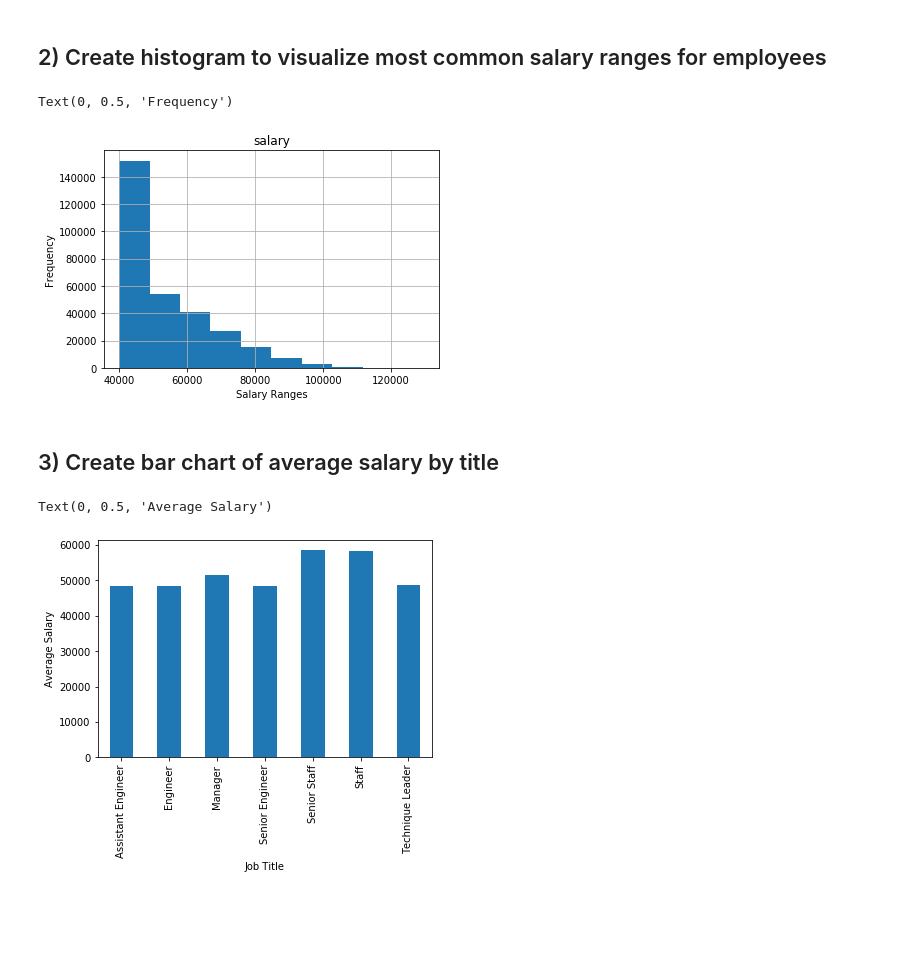
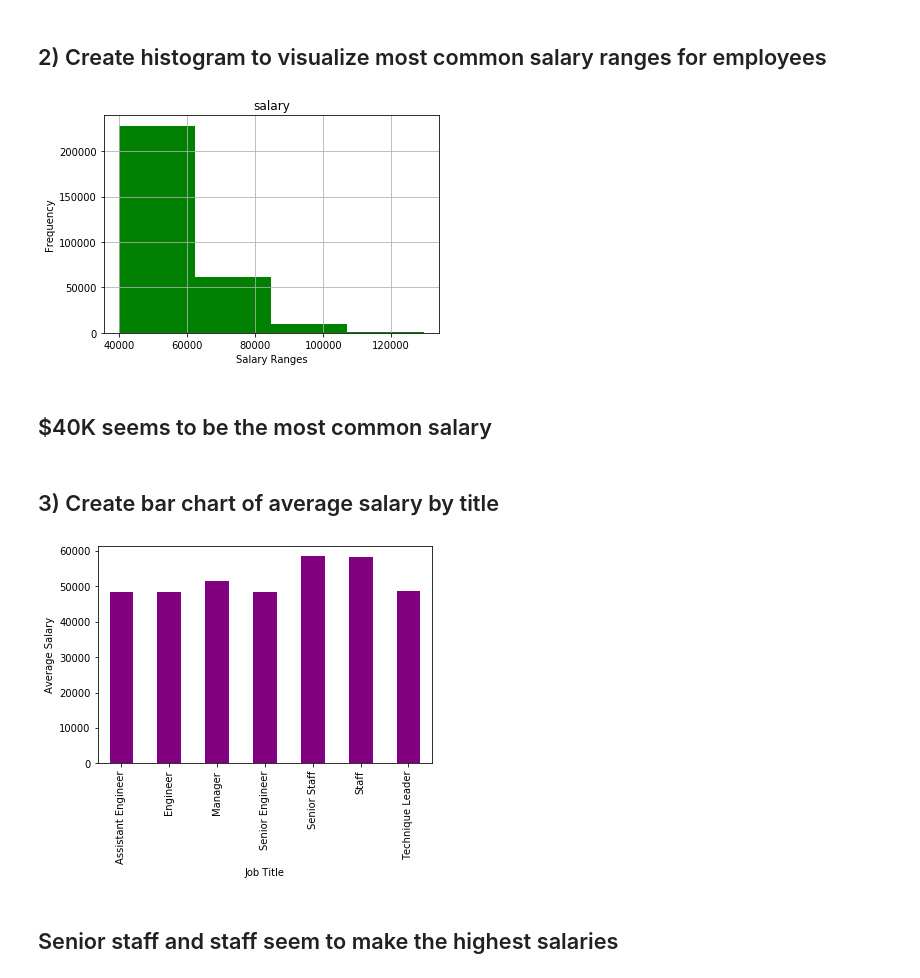
Before and after one commit to Emily-Keymon/Employee-Database-Analysis, a Jupyter notebook: EmployeeSQL/Employees_DB.ipynb, the cells around one changed output. Cells and saved outputs as stored; diff of their text form; code cells hidden in the pictures; blank space fills up the shorter version.

```diff
--- a/EmployeeSQL/Employees_DB.ipynb
+++ b/EmployeeSQL/Employees_DB.ipynb
@@ -145,23 +146,32 @@ title_salaries
 ## 2) Create histogram to visualize most common salary ranges for employees
 # %%
 # Plot histogram for frequency of salary ranges
-title_salaries.hist(column='salary')
+title_salaries.hist(column = "salary", color = "green", bins = 4)
 plt.xlabel("Salary Ranges")
 plt.ylabel("Frequency")
+#plt.grid(False)
+
+# View chart
+plt.show()
 # %% [output]
-Text(0, 0.5, 'Frequency')
-[figure, old version]
+[figure, new version]
+# %% [markdown]
+## $40K seems to be the most common salary
 # %% [markdown]
 ## 3) Create bar chart of average salary by title
 # %%
 #Plot bar chart for average salary per job title
 employees_grouped_by_title = title_salaries.groupby(['title'])['salary'].mean()
-employees_grouped_by_title.plot.bar()
+employees_grouped_by_title.plot.bar(color = "purple")
 plt.xlabel("Job Title")
 plt.ylabel("Average Salary")
+
+# View chart
+plt.show()
 # %% [output]
-Text(0, 0.5, 'Average Salary')
-[figure, old version]
+[figure, new version]
+# %% [markdown]
+## Senior staff and staff seem to make the highest salaries
 # %%
 # Close connection to database
 connection.close()
```
Also changed, not shown: parts of 1 cell of this notebook.
